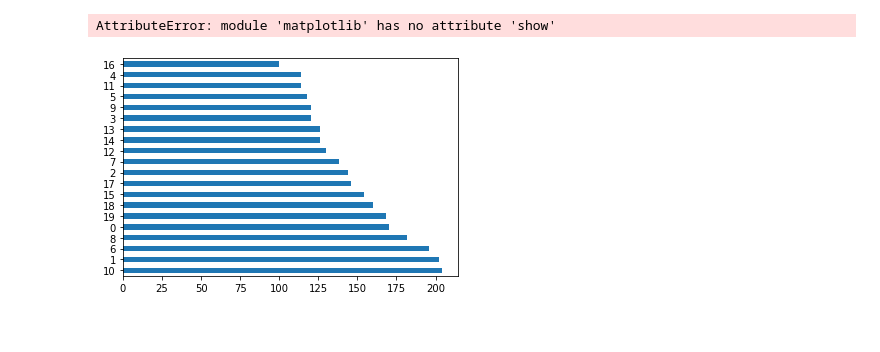
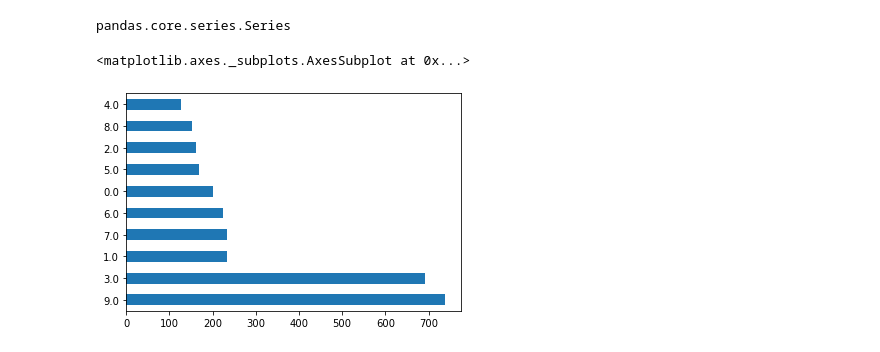
Before and after one commit to Yuerong2/final_projects, a Jupyter notebook: LDA_topic_analysis.ipynb, the cells around one changed output. Cells and saved outputs as stored; diff of their text form; code cells hidden in the pictures.

Commit message:
update topic modeling combined dataset 10 topics modeling

```diff
--- a/LDA_topic_analysis.ipynb
+++ b/LDA_topic_analysis.ipynb
@@ -1,4 +1,4 @@
 # %%
 import pandas as pd
 # %%
-df1=pd.read_csv('dominant_topic_lyrics_20_topics.csv')
+df=pd.read_csv('dominant_topic_combined_10_topics.csv')
@@ -114,0 +18,4 @@ import matplotlib as plt
+# %%
+type(count)
+# %% [output]
+pandas.core.series.Series
@@ -115,7 +26,6 @@ import matplotlib as plt
 # %%
-data['Dominant_Topic'].value_counts().plot(kind='barh')
-plt.show()
+df['Dominant_Topic'].value_counts().plot(kind='barh')
 # %% [output]
-AttributeError: module 'matplotlib' has no attribute 'show'
+<matplotlib.axes._subplots.AxesSubplot at 0x...>
-[figure, old version]
+[figure, new version]
 # %%
```
Also changed, not shown: parts of 22 cells of this notebook, 9 other files.
